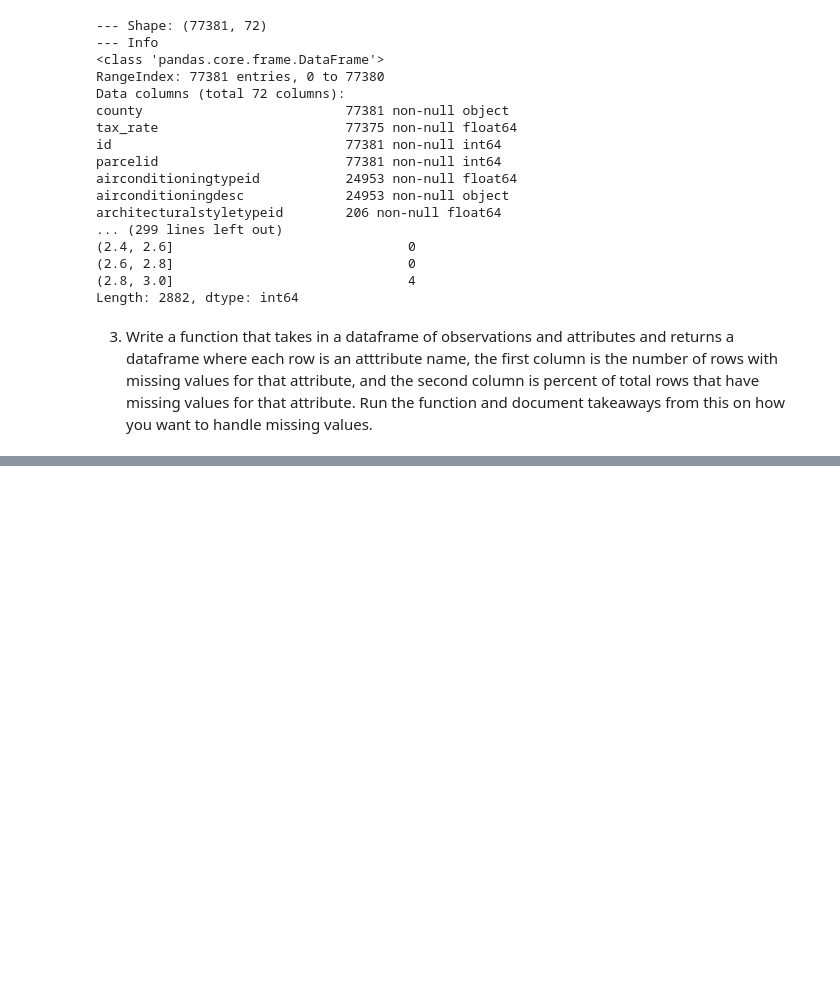
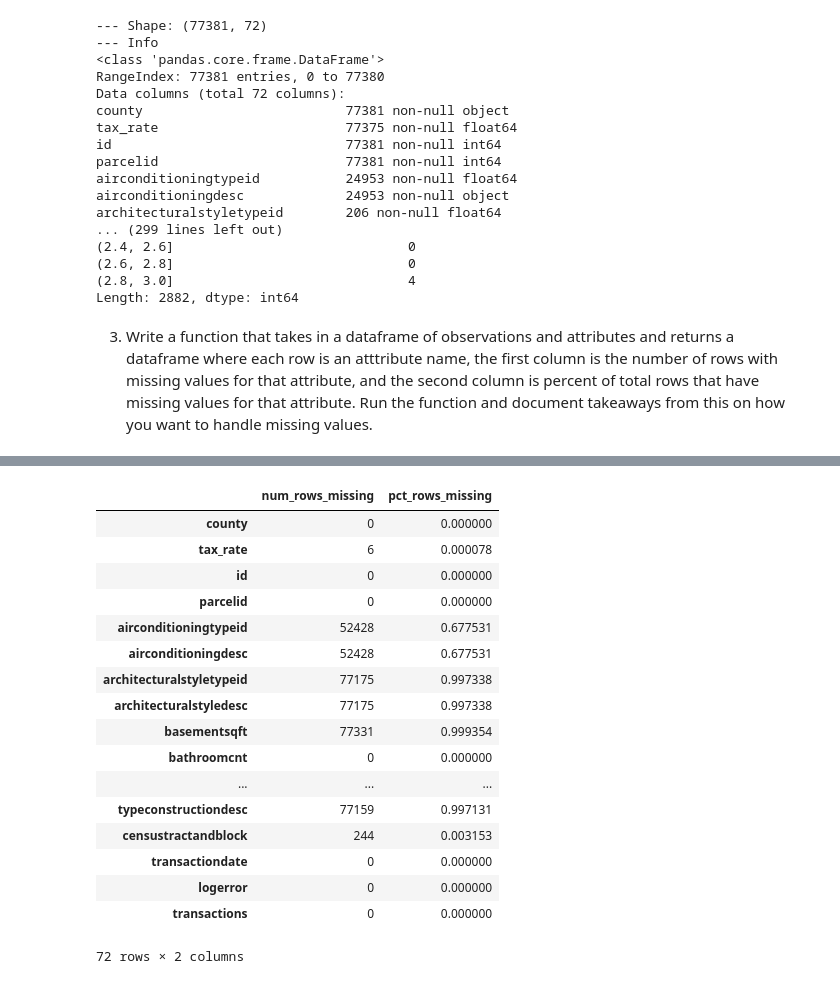
Before and after one commit to cari-holmes/ds-methodologies-exercises, a Jupyter notebook: clustering/zillow.ipynb, the cells around one changed output, grey strips where cells are left out. Saved outputs shown, nothing was run; the diff lists cells and outputs as text; code cells hidden in the pictures; blank space fills up the shorter version.

```diff
--- a/clustering/zillow.ipynb
+++ b/clustering/zillow.ipynb
@@ -181,3 +181,6 @@ architecturalstyletypeid        206 non-null float64
 Length: 2882, dtype: int64
 # %% [markdown]
 3. Write a function that takes in a dataframe of observations and attributes and returns a dataframe where each row is an atttribute name, the first column is the number of rows with missing values for that attribute, and the second column is percent of total rows that have missing values for that attribute. Run the function and document takeaways from this on how you want to handle missing values.
+# %%
+number_rows = df.isnull().sum()
+number_rows
@@ -183,0 +205,3 @@ Length: 2882, dtype: int64
+# %%
+rows = df.shape[0]
+rows
@@ -183,0 +210,3 @@ Length: 2882, dtype: int64
+# %%
+pct_missing = number_rows/rows
+pct_missing
@@ -183,0 +231,28 @@ Length: 2882, dtype: int64
+# %%
+def nulls_by_col(df):
+    num_missing = df.isnull().sum()
+    rows = df.shape[0]
+    pct_missing = num_missing/rows
+    cols_missing = pd.DataFrame({'num_rows_missing': num_missing, 'pct_rows_missing': pct_missing})
+    return cols_missing
+# %%
+nulls_by_col(df)
+# %% [output]
+|  | num_rows_missing | pct_rows_missing |
+| county | 0 | 0.000000 |
+| tax_rate | 6 | 0.000078 |
+| id | 0 | 0.000000 |
+| parcelid | 0 | 0.000000 |
+| airconditioningtypeid | 52428 | 0.677531 |
+| airconditioningdesc | 52428 | 0.677531 |
+| architecturalstyletypeid | 77175 | 0.997338 |
+| architecturalstyledesc | 77175 | 0.997338 |
+| basementsqft | 77331 | 0.999354 |
+| bathroomcnt | 0 | 0.000000 |
+| ... | ... | ... |
+| typeconstructiondesc | 77159 | 0.997131 |
+| censustractandblock | 244 | 0.003153 |
+| transactiondate | 0 | 0.000000 |
+| logerror | 0 | 0.000000 |
+| transactions | 0 | 0.000000 |
+72 rows × 2 columns
```
Also changed, not shown: parts of 7 cells of this notebook.
